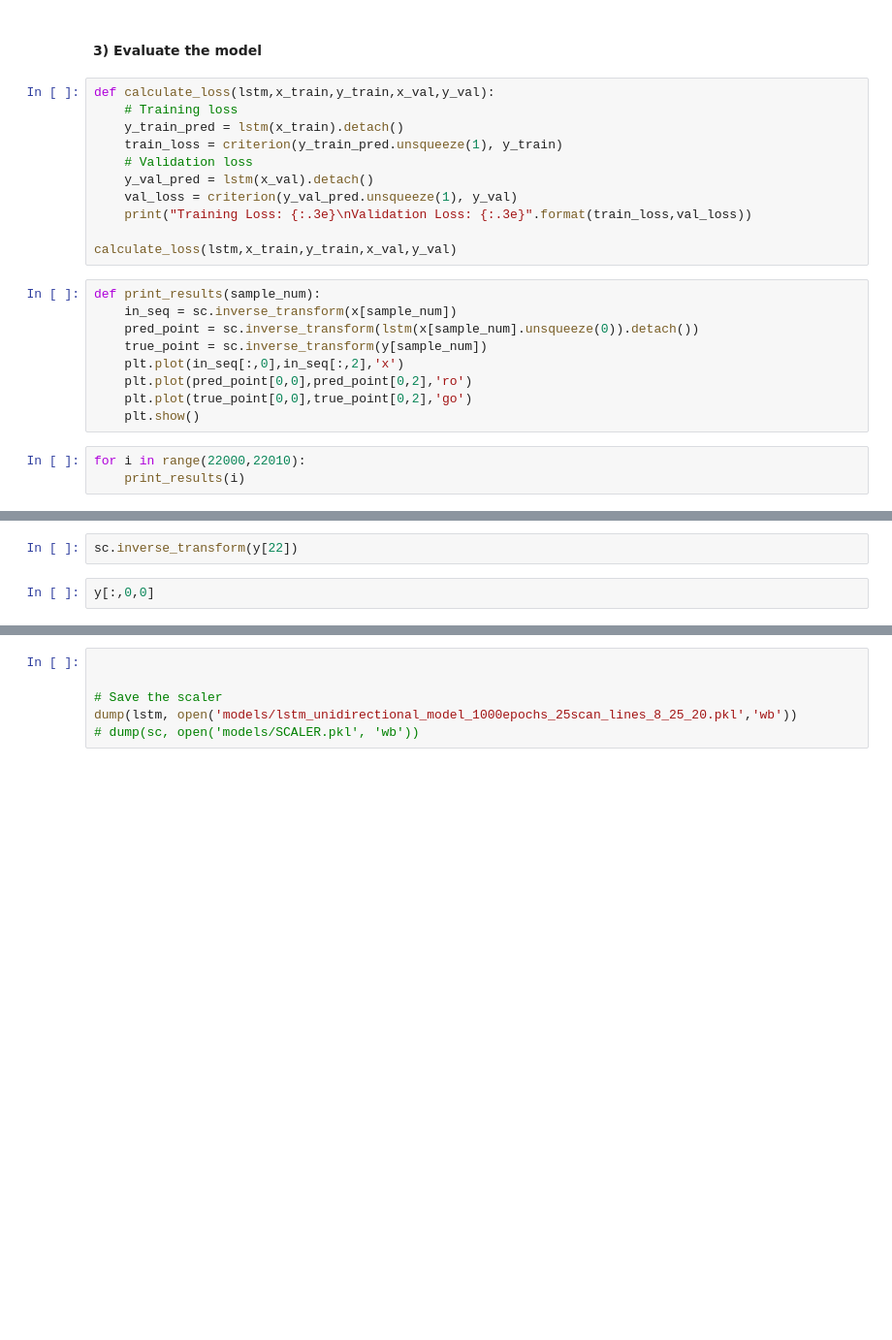
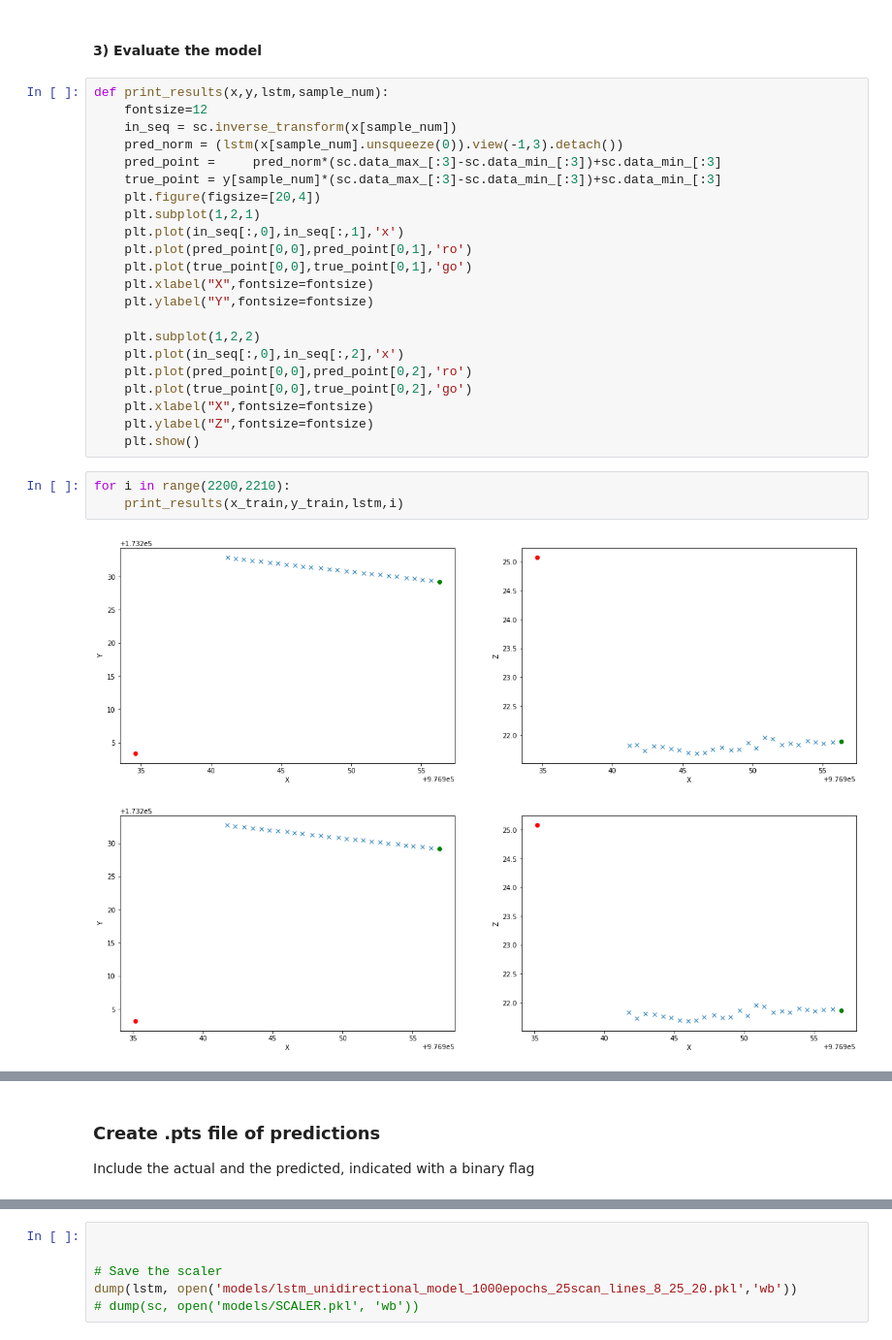
Before and after one commit to mihamerstan/lidar_metrics, a Jupyter notebook: lstm/LSTM_flight_pass.ipynb, the cells around one changed output, grey strips where cells are left out. Shown: that part at 97% size. Drawn from its saved outputs; the diff is of its cells as text; blank space fills up the shorter version.

```diff
--- a/lstm/LSTM_flight_pass.ipynb
+++ b/lstm/LSTM_flight_pass.ipynb
@@ -208,25 +258,30 @@ for epoch in range(num_epochs):
 # %% [markdown]
 #### 3) Evaluate the model
-# %%
-def calculate_loss(lstm,x_train,y_train,x_val,y_val):
-    # Training loss
-    y_train_pred = lstm(x_train).detach()
-    train_loss = criterion(y_train_pred.unsqueeze(1), y_train)
-    # Validation loss
-    y_val_pred = lstm(x_val).detach()
-    val_loss = criterion(y_val_pred.unsqueeze(1), y_val)
-    print("Training Loss: {:.3e}\nValidation Loss: {:.3e}".format(train_loss,val_loss))
-
-calculate_loss(lstm,x_train,y_train,x_val,y_val)
 # %%
-def print_results(sample_num):
+def print_results(x,y,lstm,sample_num):
+    fontsize=12
     in_seq = sc.inverse_transform(x[sample_num])
-    pred_point = sc.inverse_transform(lstm(x[sample_num].unsqueeze(0)).detach())
-    true_point = sc.inverse_transform(y[sample_num])
+    pred_norm = (lstm(x[sample_num].unsqueeze(0)).view(-1,3).detach())
+    pred_point =     pred_norm*(sc.data_max_[:3]-sc.data_min_[:3])+sc.data_min_[:3]
+    true_point = y[sample_num]*(sc.data_max_[:3]-sc.data_min_[:3])+sc.data_min_[:3]
+    plt.figure(figsize=[20,4])
+    plt.subplot(1,2,1)
+    plt.plot(in_seq[:,0],in_seq[:,1],'x')
+    plt.plot(pred_point[0,0],pred_point[0,1],'ro')
+    plt.plot(true_point[0,0],true_point[0,1],'go')
+    plt.xlabel("X",fontsize=fontsize)
+    plt.ylabel("Y",fontsize=fontsize)
+
+    plt.subplot(1,2,2)
     plt.plot(in_seq[:,0],in_seq[:,2],'x')
     plt.plot(pred_point[0,0],pred_point[0,2],'ro')
     plt.plot(true_point[0,0],true_point[0,2],'go')
+    plt.xlabel("X",fontsize=fontsize)
+    plt.ylabel("Z",fontsize=fontsize)
     plt.show()
 # %%
-for i in range(22000,22010):
-    print_results(i)
+for i in range(2200,2210):
+    print_results(x_train,y_train,lstm,i)
+# %% [output]
+[figure, added]
+[figure, added]
@@ -233,4 +296,3 @@ for i in range(22000,22010):
-# %%
-sc.inverse_transform(y[22])
-# %%
-y[:,0,0]
+# %% [markdown]
+### Create .pts file of predictions
+Include the actual and the predicted, indicated with a binary flag
```
Also changed, not shown: parts of 18 cells of this notebook.
